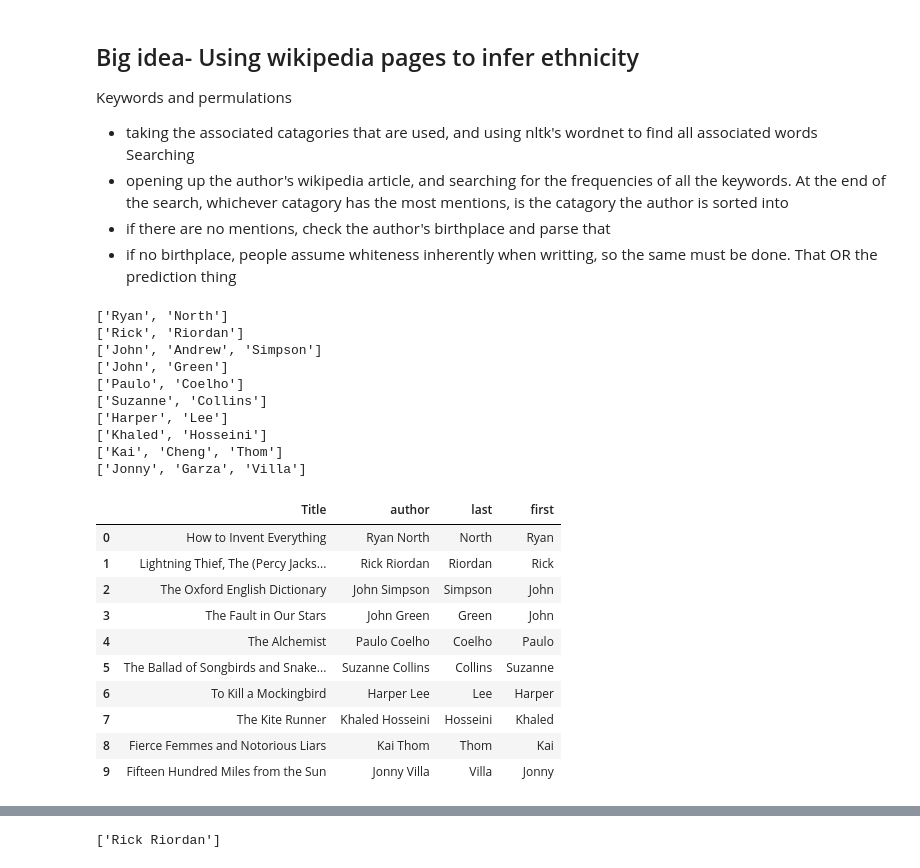
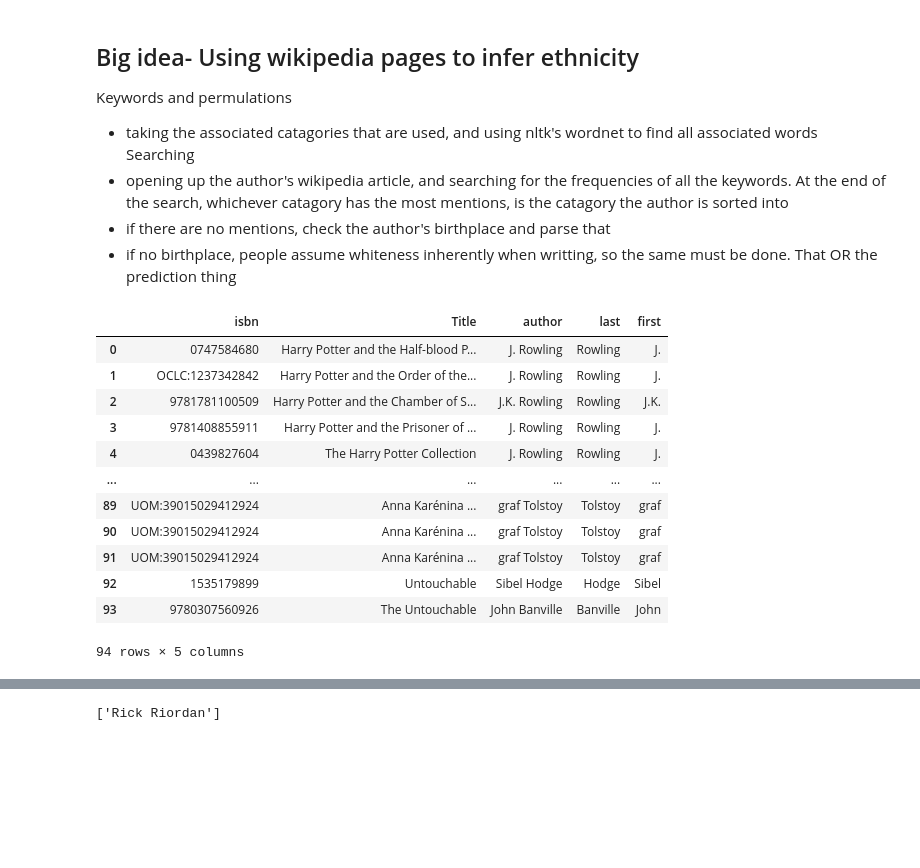
Before and after one commit to Azal-Amer/LibraryDiversity, a Jupyter notebook: WikipediaNationality.ipynb, the cells around one changed output, grey strips where cells are left out. Cells and saved outputs as stored; diff of their text form; code cells hidden in the pictures; blank space fills up the shorter version.

```diff
--- a/WikipediaNationality.ipynb
+++ b/WikipediaNationality.ipynb
@@ -45,36 +46,33 @@ def getBookInfo(title):
     return data
 # %%
 title = ['How to Invent Everything','Percy Jackson','Oxford English Dictionary','The Fault in Our Stars','The Alchemist','The Hunger Games','To Kill a Mockingbird','The Kite Runner','0994047134','Fifteen Hundred Miles from the Sun']
+books = pd.read_csv('books.csv',on_bad_lines='skip')
+title = books['title'].to_list()[:100]
 namesDF = pd.DataFrame()
 for bookTitle in title:
-    bookInfo = getBookInfo(bookTitle)['items'][0]['volumeInfo']
-    author = bookInfo['authors'][0].split(' ')
-    lastName = author[-1]
-    firstName = author[0]
-    print(author)
-    name = firstName + ' ' + lastName
-    # Taking the first result for the search query which is index 0, getting information about the book and then printing the author of the book.
-    namesDF = namesDF.append({'Title':bookInfo['title'],'author' : name, 'last':lastName,'first': firstName},ignore_index=True)
+    try:
+        bookInfo = getBookInfo(bookTitle)['items'][0]['volumeInfo']
+        isbn13 = bookInfo['industryIdentifiers'][0]['identifier']
+        author = bookInfo['authors'][0].split(' ')
+        lastName = author[-1]
+        firstName = author[0]
+        name = firstName + ' ' + lastName
+        # Taking the first result for the search query which is index 0, getting information about the book and then printing the author of the book.
+        namesDF = namesDF.append({'isbn':isbn13,'Title':bookInfo['title'],'author' : name, 'last':lastName,'first': firstName},ignore_index=True)
+    except Exception as inst:
+        continue
 namesDF
 # %% [output]
+|  | isbn | Title | author | last | first |
+| 0 | 0747584680 | Harry Potter and the Half-blood P... | J. Rowling | Rowling | J. |
+| 1 | OCLC:1237342842 | Harry Potter and the Order of the... | J. Rowling | Rowling | J. |
+| 2 | 9781781100509 | Harry Potter and the Chamber of S... | J.K. Rowling | Rowling | J.K. |
+| 3 | 9781408855911 | Harry Potter and the Prisoner of ... | J. Rowling | Rowling | J. |
+| 4 | 0439827604 | The Harry Potter Collection | J. Rowling | Rowling | J. |
+| ... | ... | ... | ... | ... | ... |
+| 89 | UOM:39015029412924 | Anna Karénina ... | graf Tolstoy | Tolstoy | graf |
+| 90 | UOM:39015029412924 | Anna Karénina ... | graf Tolstoy | Tolstoy | graf |
+| 91 | UOM:39015029412924 | Anna Karénina ... | graf Tolstoy | Tolstoy | graf |
+| 92 | 1535179899 | Untouchable | Sibel Hodge | Hodge | Sibel |
+| 93 | 9780307560926 | The Untouchable | John Banville | Banville | John |
-['Ryan', 'North']
-['Rick', 'Riordan']
-['John', 'Andrew', 'Simpson']
-['John', 'Green']
-['Paulo', 'Coelho']
-['Suzanne', 'Collins']
-['Harper', 'Lee']
-['Khaled', 'Hosseini']
-['Kai', 'Cheng', 'Thom']
-['Jonny', 'Garza', 'Villa']
+94 rows × 5 columns
-|  | Title | author | last | first |
-| 0 | How to Invent Everything | Ryan North | North | Ryan |
-| 1 | Lightning Thief, The (Percy Jacks... | Rick Riordan | Riordan | Rick |
-| 2 | The Oxford English Dictionary | John Simpson | Simpson | John |
-| 3 | The Fault in Our Stars | John Green | Green | John |
-| 4 | The Alchemist | Paulo Coelho | Coelho | Paulo |
-| 5 | The Ballad of Songbirds and Snake... | Suzanne Collins | Collins | Suzanne |
-| 6 | To Kill a Mockingbird | Harper Lee | Lee | Harper |
-| 7 | The Kite Runner | Khaled Hosseini | Hosseini | Khaled |
-| 8 | Fierce Femmes and Notorious Liars | Kai Thom | Thom | Kai |
-| 9 | Fifteen Hundred Miles from the Sun | Jonny Villa | Villa | Jonny |
```
Also changed, not shown: parts of 10 cells of this notebook, 3 other files.
